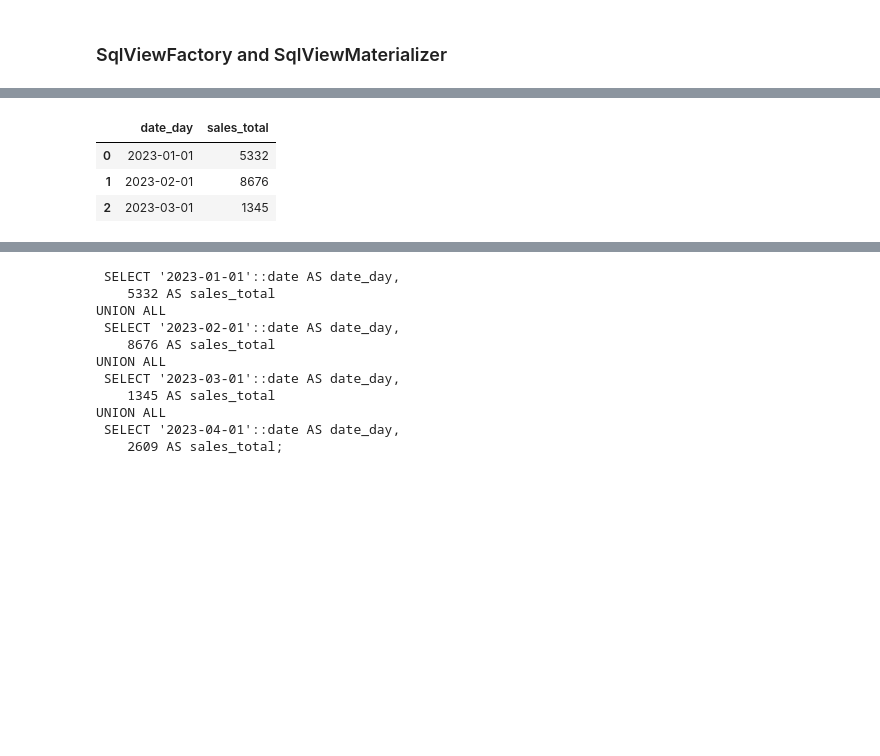
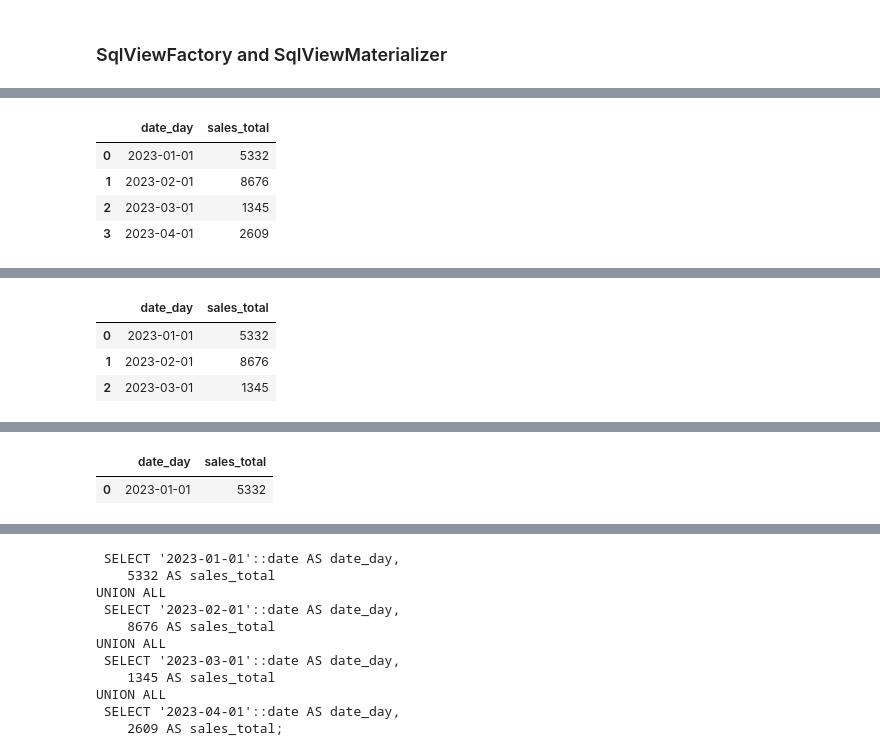
Before and after one commit to YuriyKozhev/SqlDbClient, a Jupyter notebook: notebooks/Usage.ipynb, the cells around one changed output, grey strips where cells are left out. Drawn from its saved outputs; the diff is of its cells as text; code cells hidden in the pictures; blank space fills up the shorter version.

```diff
--- a/notebooks/Usage.ipynb
+++ b/notebooks/Usage.ipynb
@@ -263,13 +263,41 @@ with pg_executor:
             SELECT '2023-04-01'::date AS date_day, 2609 AS sales_total
     ''')
     pg_executor.execute('''
+        COMMENT ON COLUMN vm_sales.date_day IS 'date day'
+    ''')
+    pg_executor.execute('''
+        COMMENT ON COLUMN vm_sales.sales_total IS 'sales total'
+    ''')
+    pg_executor.execute('''
+        SELECT * FROM vm_sales
+    ''').full_display()
+
+    pg_executor.execute('''
         CREATE VIEW v_sales_first_quarter AS
         SELECT * FROM vm_sales
         WHERE date_trunc('quarter', date_day)::date = '2023-01-01'
     ''')
     pg_executor.execute('''
+        COMMENT ON VIEW v_sales_first_quarter IS 'sales first quarter view'
+    ''')
+    pg_executor.execute('''
+        COMMENT ON COLUMN v_sales_first_quarter.sales_total IS 'sales total'
+    ''')
+    pg_executor.execute('''
         SELECT * FROM v_sales_first_quarter
     ''').full_display()
 
+    pg_executor.execute('''
+        CREATE VIEW v_sales_first_month AS
+        SELECT * FROM v_sales_first_quarter
+        WHERE date_trunc('month', date_day)::date = '2023-01-01'
+    ''')
+    pg_executor.execute('''
+        COMMENT ON VIEW v_sales_first_month IS 'sales first month view'
+    ''')
+    pg_executor.execute('''
+        SELECT * FROM v_sales_first_month
+    ''').full_display()
+
     pg_executor.commit()
 # %% [output]
@@ -282,4 +311,5 @@ with pg_executor:
 |  | date_day | sales_total |
 | 0 | 2023-01-01 | 5332 |
 | 1 | 2023-02-01 | 8676 |
 | 2 | 2023-03-01 | 1345 |
+| 3 | 2023-04-01 | 2609 |
@@ -287,0 +321,4 @@ with pg_executor:
+|  | date_day | sales_total |
+| 0 | 2023-01-01 | 5332 |
+| 1 | 2023-02-01 | 8676 |
+| 2 | 2023-03-01 | 1345 |
@@ -287,0 +329,2 @@ with pg_executor:
+|  | date_day | sales_total |
+| 0 | 2023-01-01 | 5332 |
```
Also changed, not shown: parts of 19 cells of this notebook.
